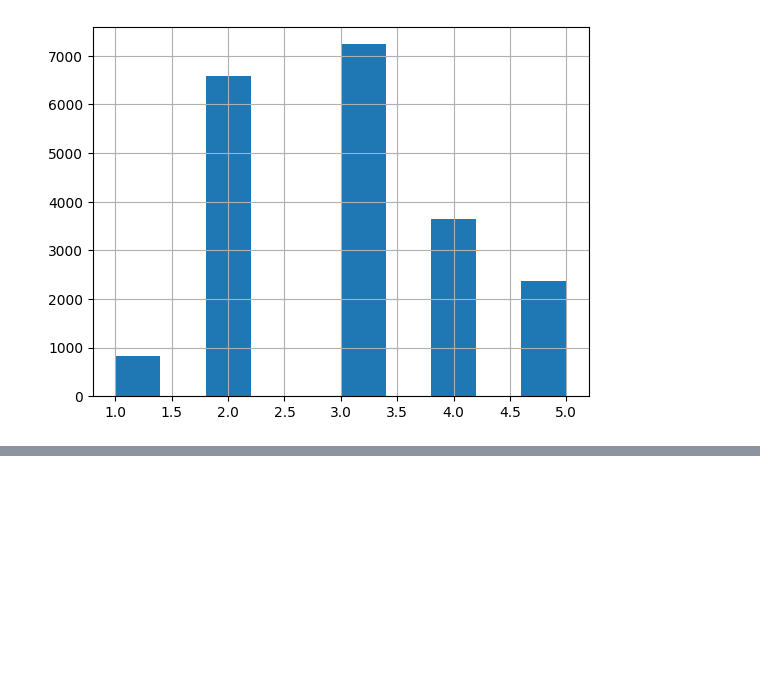
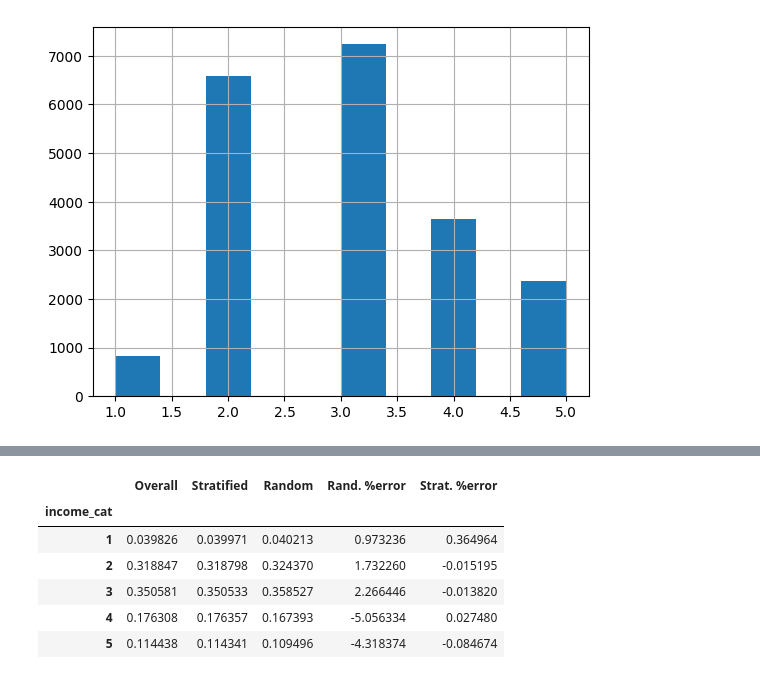
Before and after one commit to amisha26/Hands-on-Machine-Learning, a Jupyter notebook: Hands-On-Machine-Learning-Project/Chapter_2.ipynb, the cells around one changed output, grey strips where cells are left out. Cells and saved outputs as stored; diff of their text form; code cells hidden in the pictures; blank space fills up the shorter version.

```diff
--- a/Hands-On-Machine-Learning-Project/Chapter_2.ipynb
+++ b/Hands-On-Machine-Learning-Project/Chapter_2.ipynb
@@ -93,0 +190,24 @@ housing_data["income_cat"].hist()
+# %%
+def income_cat_proportions(data):
+    return data["income_cat"].value_counts() / len(data)
+
+train_set, test_set = train_test_split(housing_data, test_size=0.2, random_state=42)
+
+compare_props = pd.DataFrame({
+    "Overall": income_cat_proportions(housing_data),
+    "Stratified": income_cat_proportions(strat_test_set),
+    "Random": income_cat_proportions(test_set),
+}).sort_index()
+
+compare_props["Rand. %error"] = 100 * compare_props["Random"] / compare_props["Overall"] - 100
+compare_props["Strat. %error"] = 100 * compare_props["Stratified"] / compare_props["Overall"] - 100
+
+compare_props
+# %% [output]
+|  | Overall | Stratified | Random | Rand. %error | Strat. %error |
+| income_cat |  |  |  |  |  |
+| 1 | 0.039826 | 0.039971 | 0.040213 | 0.973236 | 0.364964 |
+| 2 | 0.318847 | 0.318798 | 0.324370 | 1.732260 | -0.015195 |
+| 3 | 0.350581 | 0.350533 | 0.358527 | 2.266446 | -0.013820 |
+| 4 | 0.176308 | 0.176357 | 0.167393 | -5.056334 | 0.027480 |
+| 5 | 0.114438 | 0.114341 | 0.109496 | -4.318374 | -0.084674 |
```
Also changed, not shown: parts of 18 cells of this notebook.
